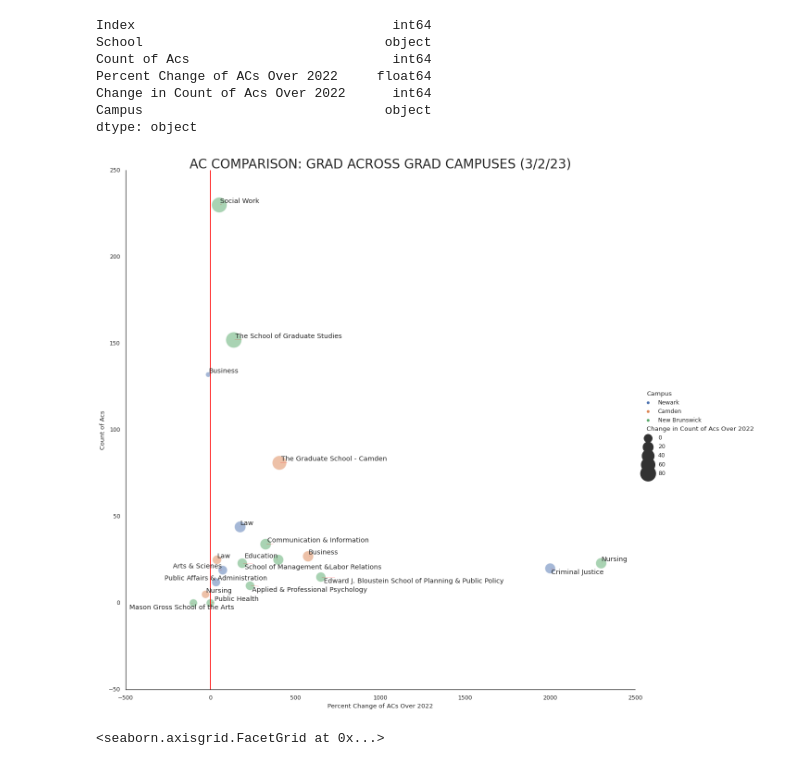
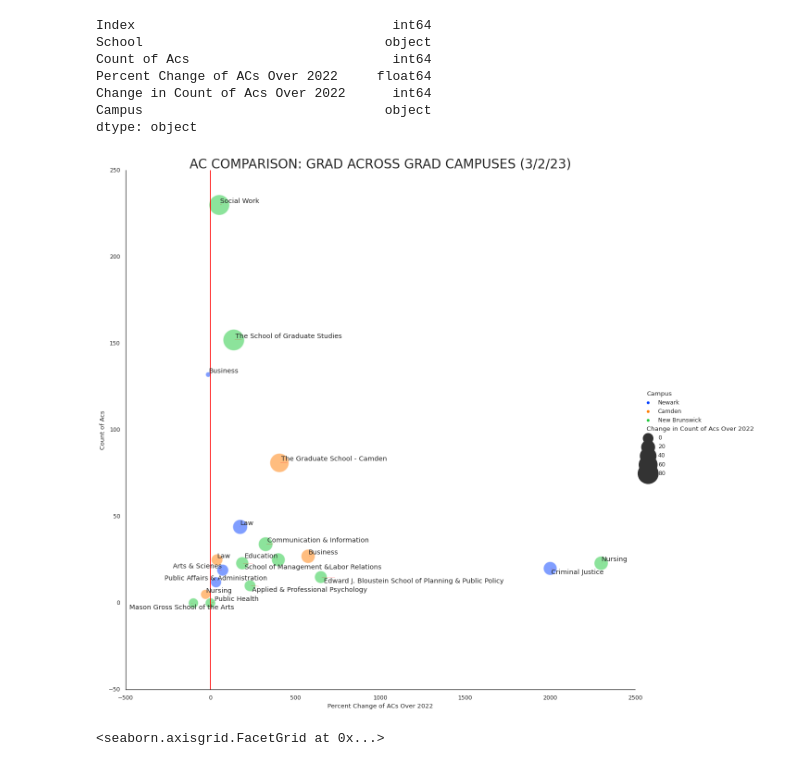
Before and after one commit to theaok/vis-sp23-ewattudo, a Jupyter notebook: PS4.ipynb, the cells around one changed output. Cells and saved outputs as stored; diff of their text form; code cells hidden in the pictures.

```diff
--- a/PS4.ipynb
+++ b/PS4.ipynb
@@ -145,22 +145,22 @@ dtype: object
 # %%
 from numpy.ma.core import compress
 import seaborn as sns
 sns.set_theme(style="white")
 # Plot miles
 
 sns.relplot(y="Count of Acs", x="Percent Change of ACs Over 2022",
             hue="Campus", size="Change in Count of Acs Over 2022",
-            sizes=(100, 950), alpha=.5,
+            sizes=(100, 1700), alpha=.5,palette="bright",
             height=15, data=campcomps)
 plt.axvline(x = 0, color = 'red',)
 
 plt.title('AC COMPARISON: GRAD ACROSS GRAD CAMPUSES (3/2/23)', fontdict = {'fontsize' : 25})
 texts = [plt.text(campcomps['Percent Change of ACs Over 2022'][i],
                   campcomps['Count of Acs'][i], campcomps['School'][i],fontsize=13)
 for i in range(len(campcomps))]
 adjust_text(texts,arrowprops=dict(arrowstyle='-', color='red', alpha=.5,lw=.5));
 # %% [output]
-[figure, old version]
+[figure, new version]
 # %%
 import seaborn as sns
 sns.set_theme(style="white")
```
Also changed, not shown: parts of 1 cell of this notebook.
